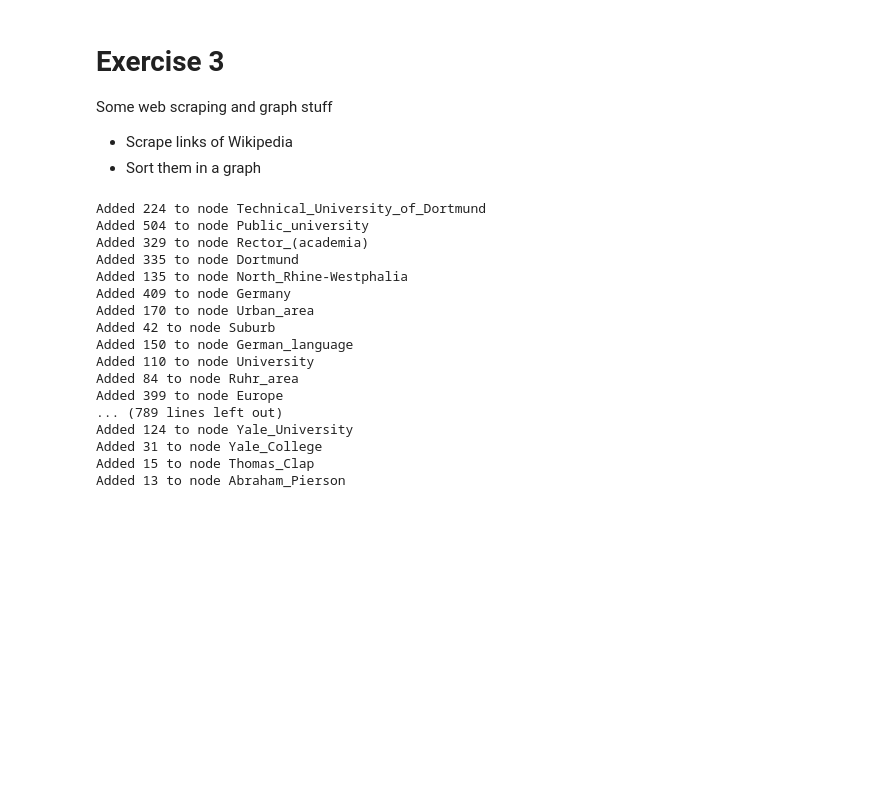
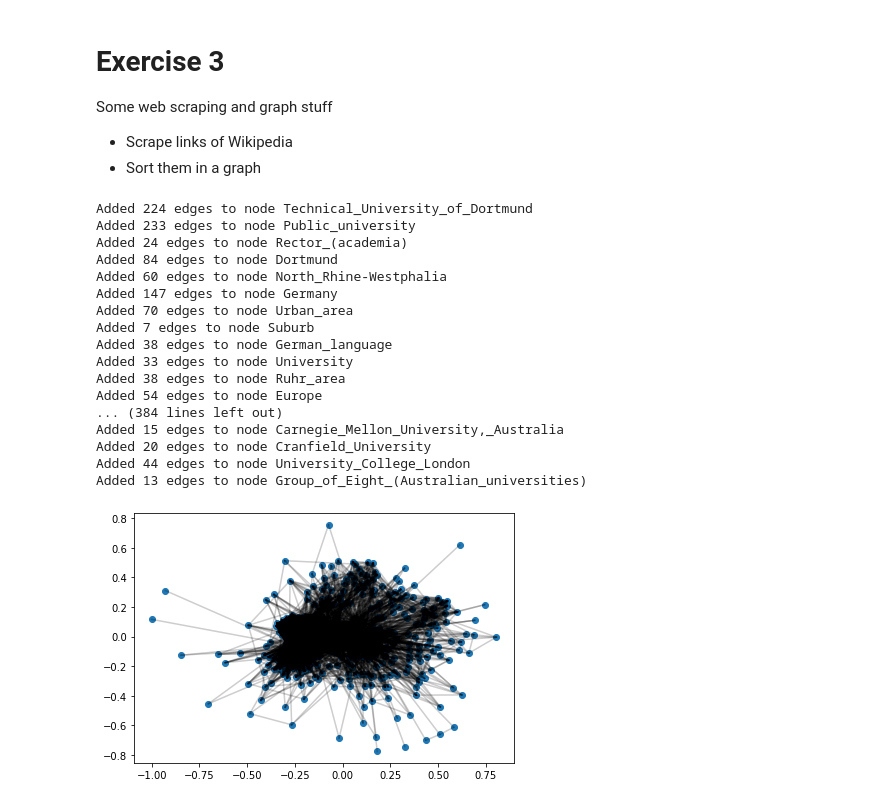
Before and after one commit to dormail/CP-2022, a Jupyter notebook: Homework 3/Exercise 3.ipynb, the cells around one changed output. Drawn from its saved outputs; the diff is of its cells as text; code cells hidden in the pictures; blank space fills up the shorter version.

```diff
--- a/Homework 3/Exercise 3.ipynb
+++ b/Homework 3/Exercise 3.ipynb
@@ -14,7 +14,7 @@ import networkx as nx
 import numpy as np
 import matplotlib.pyplot as plt
 # %%
-max_nodes = 10000
+max_nodes = 100
 
 def get_links_wikipedia(name):
     urlstart = 'https://en.wikipedia.org/wiki/'
@@ -133,23 +133,23 @@ def create_edges(graph):
                 edges_added += 1
         print(f'Added {edges_added} edges to node {node}')
 # %%
-graph = create_nodes('Technical_University_of_Dortmund')
+graph = create_nodes('Technical_University_of_Dortmund', max_nodes=400)
 create_edges(graph)
 # %% [output]
-Added 224 to node Technical_University_of_Dortmund
-Added 504 to node Public_university
-Added 329 to node Rector_(academia)
-Added 335 to node Dortmund
-Added 135 to node North_Rhine-Westphalia
-Added 409 to node Germany
-Added 170 to node Urban_area
-Added 42 to node Suburb
-Added 150 to node German_language
-Added 110 to node University
-Added 84 to node Ruhr_area
-Added 399 to node Europe
-... (789 lines left out)
-Added 124 to node Yale_University
-Added 31 to node Yale_College
-Added 15 to node Thomas_Clap
-Added 13 to node Abraham_Pierson
+Added 224 edges to node Technical_University_of_Dortmund
+Added 233 edges to node Public_university
+Added 24 edges to node Rector_(academia)
+Added 84 edges to node Dortmund
+Added 60 edges to node North_Rhine-Westphalia
+Added 147 edges to node Germany
+Added 70 edges to node Urban_area
+Added 7 edges to node Suburb
+Added 38 edges to node German_language
+Added 33 edges to node University
+Added 38 edges to node Ruhr_area
+Added 54 edges to node Europe
+... (384 lines left out)
+Added 15 edges to node Carnegie_Mellon_University,_Australia
+Added 20 edges to node Cranfield_University
+Added 44 edges to node University_College_London
+Added 13 edges to node Group_of_Eight_(Australian_universities)
@@ -164,2 +156,21 @@ nx.draw(graph, ax = ax, with_labels=False, font_weight='bold')
 # %%
-len(list(graph.edges))
+p = nx.spring_layout(graph)
+# %%
+pos = np.array(list(p.values()))
+labels = list(p.keys())
+# %%
+# draw edges
+for label in labels:
+    x0, y0 = p[label]
+    for neighbour in list(graph[label]):
+        x1, y1 = p[neighbour]
+        plt.plot([x0,x1], [y0, y1],
+                color='k',
+                alpha=.1)
+
+# draw nodes
+plt.scatter(pos[:,0], pos[:,1])
+plt.tight_layout()
+plt.savefig('build/Ex3-network_graph.pdf')
+# %% [output]
+[figure, added]
```
Also changed, not shown: parts of 3 cells of this notebook.
